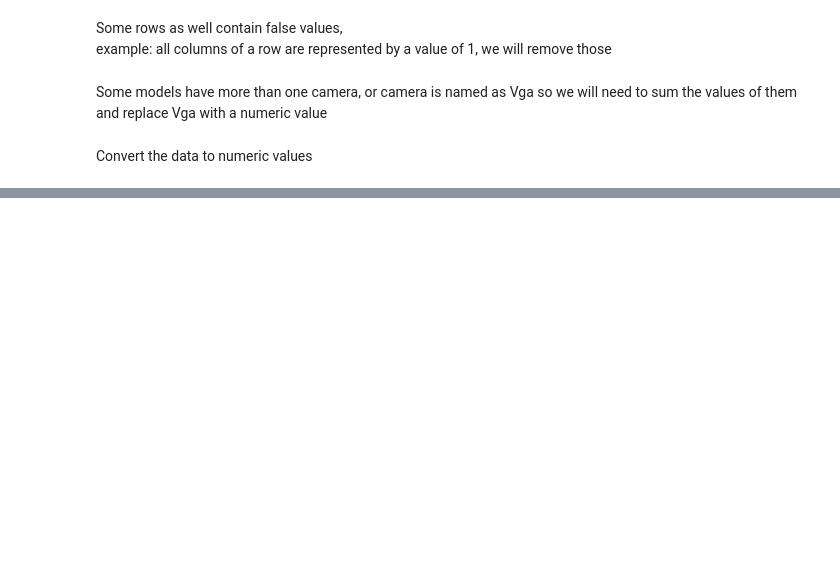
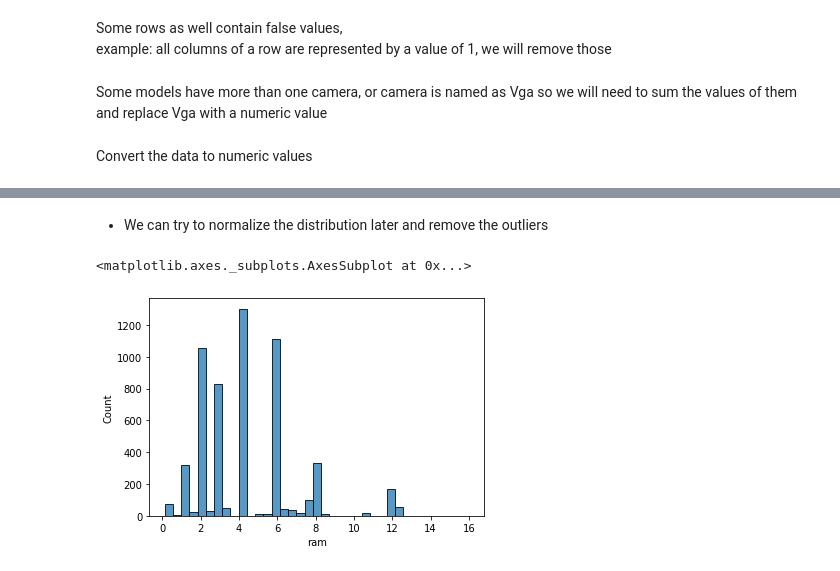
Before and after one commit to LeonMilosevic/e-bay_phone_evaluator, a Jupyter notebook: phone_evaluator.ipynb, the cells around one changed output, grey strips where cells are left out. Drawn from its saved outputs; the diff is of its cells as text; code cells hidden in the pictures; blank space fills up the shorter version.

```diff
--- a/phone_evaluator.ipynb
+++ b/phone_evaluator.ipynb
@@ -469,0 +503,7 @@ phone_data[phone_data.isnull().any(axis=1)]
+# %% [markdown]
+- We can try to normalize the distribution later and remove the outliers
+# %%
+sns.histplot(phone_data['ram'])
+# %% [output]
+<matplotlib.axes._subplots.AxesSubplot at 0x...>
+[figure, added]
```
Also changed, not shown: parts of 38 cells of this notebook.
